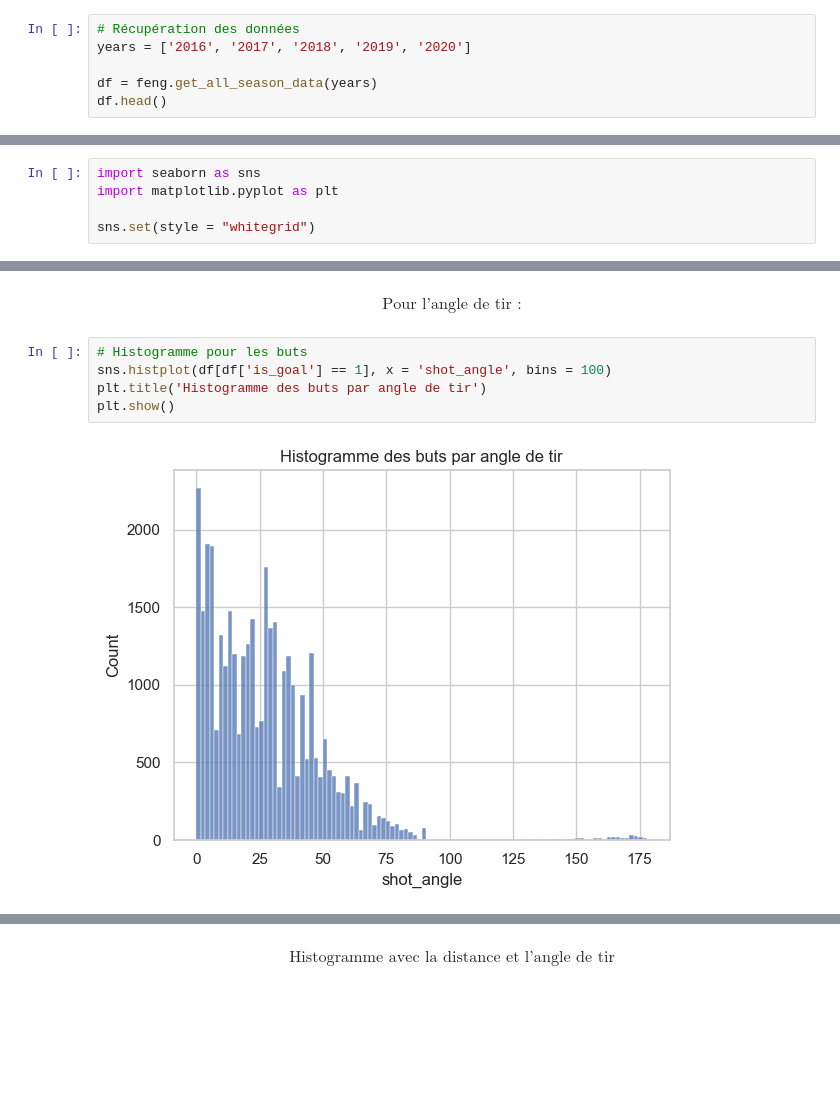
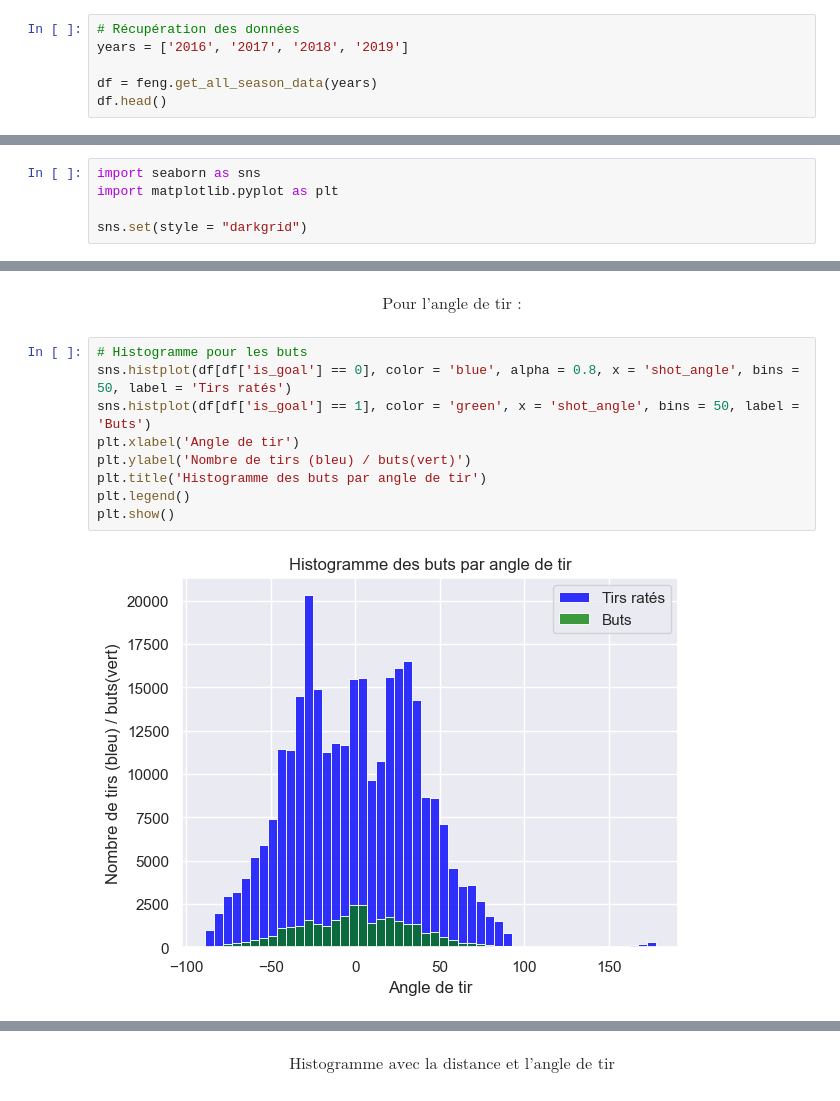
Before and after one commit to MkYacine/IFT6758-Projet, a Jupyter notebook: notebooks/feature_engineering_1.ipynb, the cells around one changed output, grey strips where cells are left out. Saved outputs shown, nothing was run; the diff lists cells and outputs as text; blank space fills up the shorter version.

```diff
--- a/notebooks/feature_engineering_1.ipynb
+++ b/notebooks/feature_engineering_1.ipynb
@@ -9,7 +9,7 @@ import src.visualization.simple_visualization as sv
 import src.features.feature_engineering_1 as feng
 # %%
 # Récupération des données
-years = ['2016', '2017', '2018', '2019', '2020']
+years = ['2016', '2017', '2018', '2019']
 
 df = feng.get_all_season_data(years)
 df.head()
@@ -42,6 +42,6 @@ $$ \text{Pour la distance de tir :} $$
 import seaborn as sns
 import matplotlib.pyplot as plt
 
-sns.set(style = "whitegrid")
+sns.set(style = "darkgrid")
 # %%
 # Histogramme pour les buts
@@ -60,8 +64,12 @@ plt.show()
 $$\text{Pour l'angle de tir :}$$
 # %%
 # Histogramme pour les buts
-sns.histplot(df[df['is_goal'] == 1], x = 'shot_angle', bins = 100)
+sns.histplot(df[df['is_goal'] == 0], color = 'blue', alpha = 0.8, x = 'shot_angle', bins = 50, label = 'Tirs ratés')
+sns.histplot(df[df['is_goal'] == 1], color = 'green', x = 'shot_angle', bins = 50, label = 'Buts')
+plt.xlabel('Angle de tir')
+plt.ylabel('Nombre de tirs (bleu) / buts(vert)')
 plt.title('Histogramme des buts par angle de tir')
+plt.legend()
 plt.show()
 # %% [output]
-[figure, old version]
+[figure, new version]
```
Also changed, not shown: parts of 13 cells of this notebook, 1 other file.
